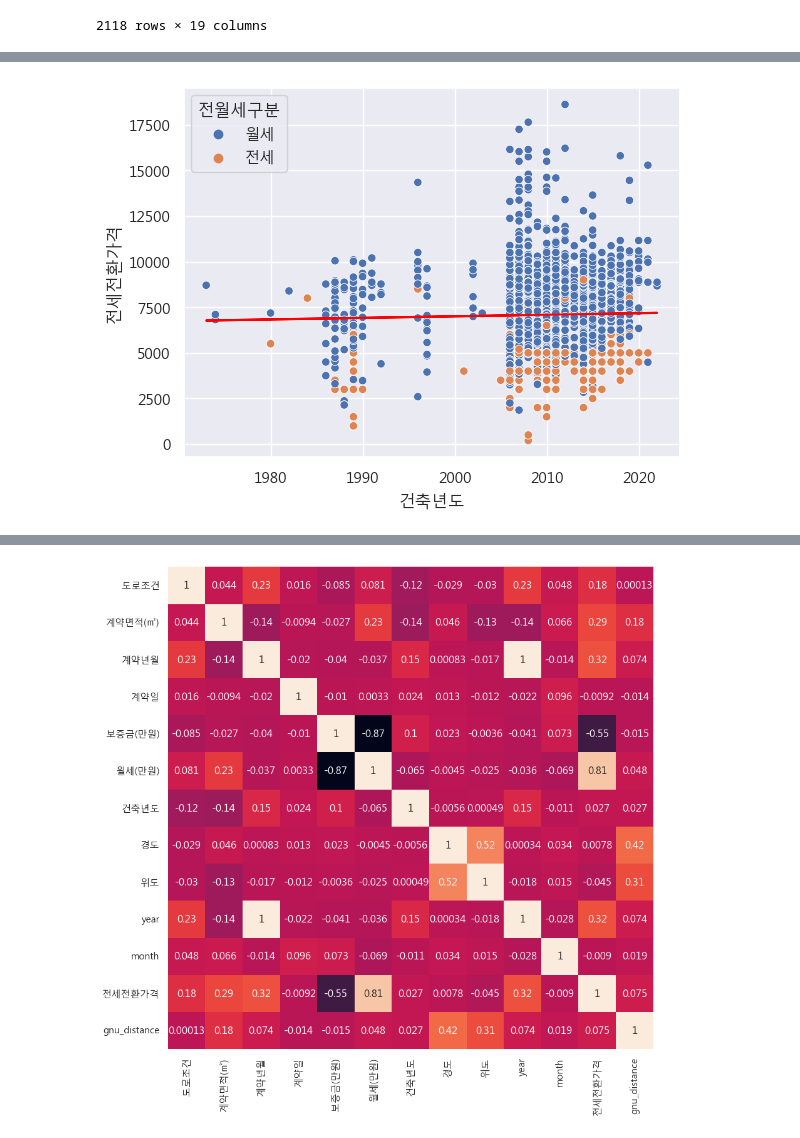
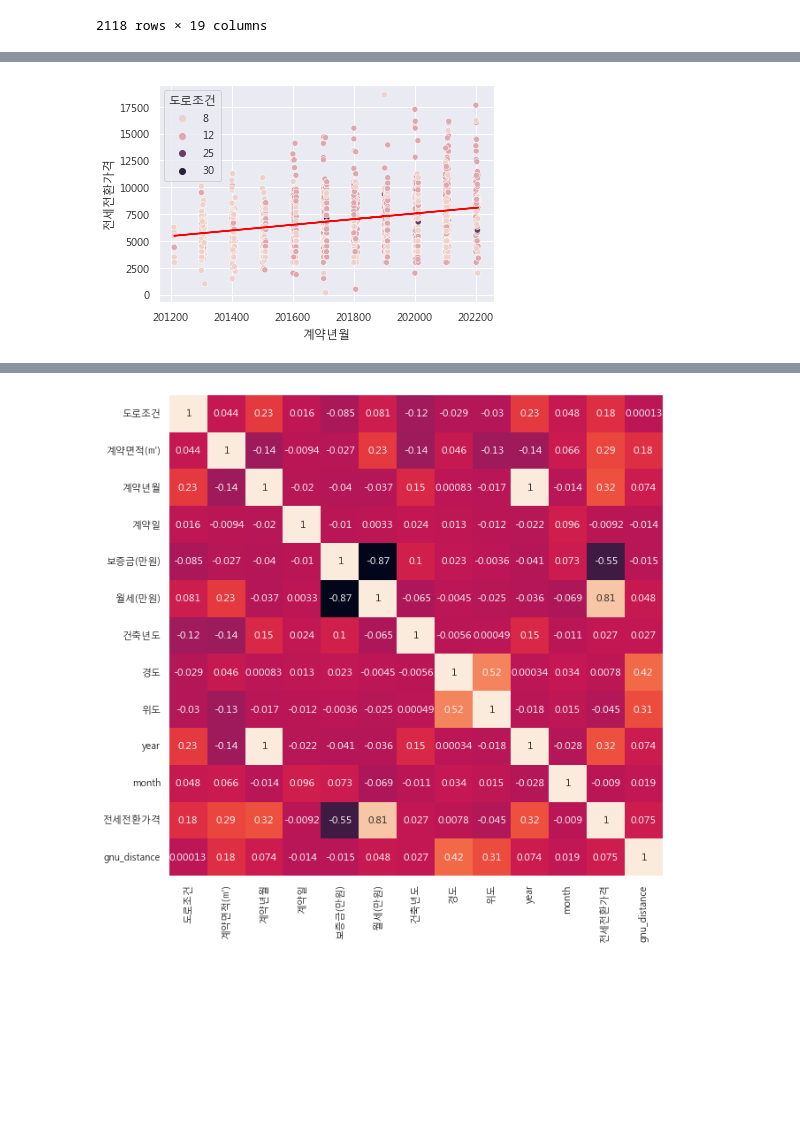
Before and after one commit to ChanceMKR/LH_home, a Jupyter notebook: ksc/lh_home.ipynb, the cells around one changed output, grey strips where cells are left out. Saved outputs shown, nothing was run; the diff lists cells and outputs as text; code cells hidden in the pictures; blank space fills up the shorter version.

```diff
--- a/ksc/lh_home.ipynb
+++ b/ksc/lh_home.ipynb
@@ -196,7 +195,7 @@ plt.show()
 # %%
-sns.scatterplot(data = gajwa, x = "건축년도", y = "전세전환가격", hue="전월세구분")
-m, b = np.polyfit(gajwa["건축년도"] , gajwa["전세전환가격"], 1)
-plt.plot(gajwa["건축년도"], m * gajwa["건축년도"] + b, color = "red")
+sns.scatterplot(data = gajwa, x = "계약년월", y = "전세전환가격", hue = "도로조건")
+m, b = np.polyfit(gajwa["계약년월"] , gajwa["전세전환가격"], 1)
+plt.plot(gajwa["계약년월"], m * gajwa["계약년월"] + b, color = "red")
 plt.show()
 # %% [output]
-[figure, old version]
+[figure, new version]
```
Also changed, not shown: parts of 14 cells of this notebook, 2 other files.
